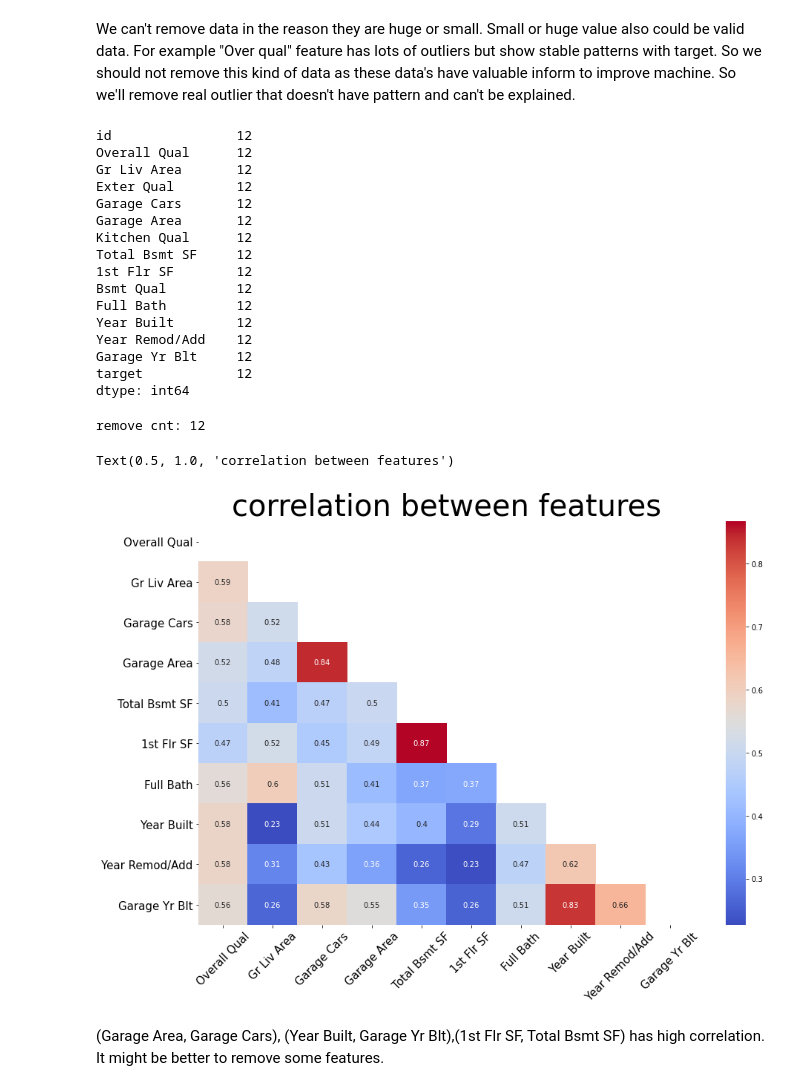
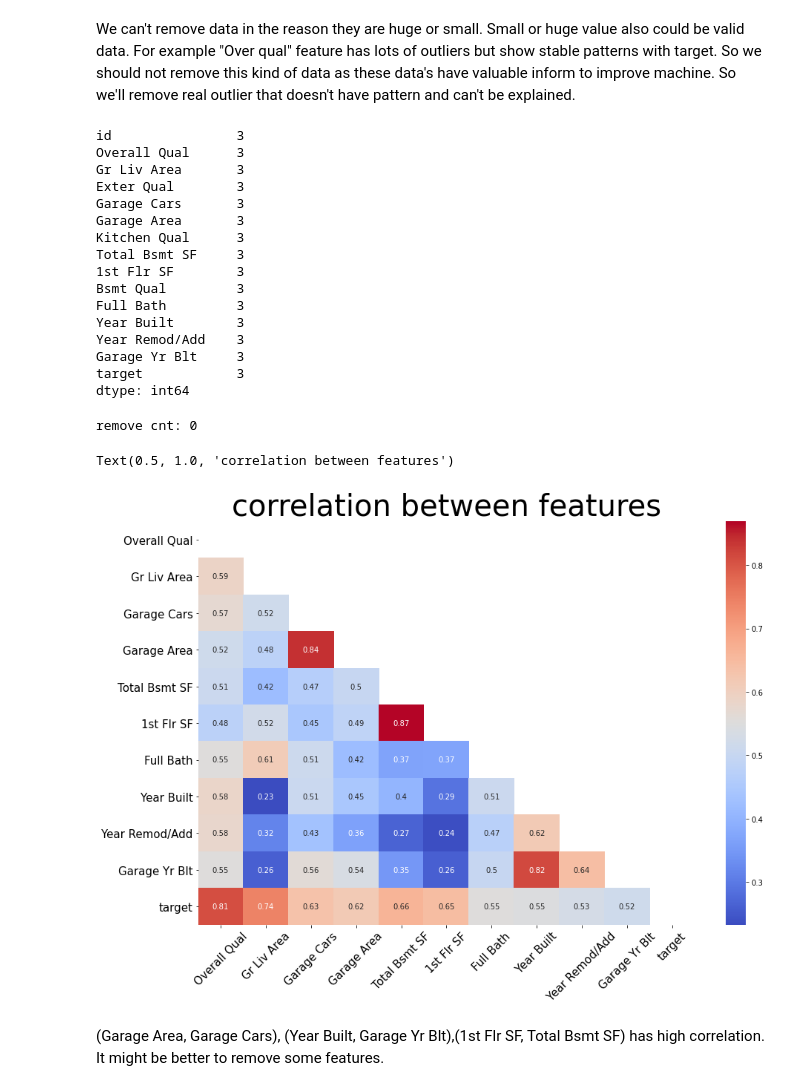
Before and after one commit to gdsc-ssu/AI-ML, a Jupyter notebook: week12/housePrice.ipynb, the cells around one changed output. Drawn from its saved outputs; the diff is of its cells as text; code cells hidden in the pictures.

```diff
--- a/week12/housePrice.ipynb
+++ b/week12/housePrice.ipynb
@@ -81,25 +81,25 @@ We can't remove data in the reason they are huge or small. Small or huge value a
 # %%
 #remove outlier
 #remove Garage Yr Blt, Full bath,1st Flr SF
-for i in ['Garage Yr Blt','Full Bath','1st Flr SF']:
+for i in ['Garage Yr Blt','Full Bath']:
     train.iloc[outlier_dict[i]] = None
 train.isna().sum()
 # %% [output]
-id                12
-Overall Qual      12
-Gr Liv Area       12
-Exter Qual        12
-Garage Cars       12
-Garage Area       12
-Kitchen Qual      12
-Total Bsmt SF     12
-1st Flr SF        12
-Bsmt Qual         12
-Full Bath         12
-Year Built        12
-Year Remod/Add    12
-Garage Yr Blt     12
-target            12
+id                3
+Overall Qual      3
+Gr Liv Area       3
+Exter Qual        3
+Garage Cars       3
+Garage Area       3
+Kitchen Qual      3
+Total Bsmt SF     3
+1st Flr SF        3
+Bsmt Qual         3
+Full Bath         3
+Year Built        3
+Year Remod/Add    3
+Garage Yr Blt     3
+target            3
 dtype: int64
 # %%
 #결측치가 삭제 된 것을 확인 할 수 있다.
@@ -107,19 +107,19 @@ before = len(train)
 train.dropna(inplace=True)
 print(f"remove cnt: {before - len(train)}")
 # %% [output]
-remove cnt: 12
+remove cnt: 0
 # %%
 plt.figure(figsize=(15,10))
-heat_table = train[features].corr()
+heat_table = train[numerical[1:]].corr()
 mask = np.zeros_like(heat_table)
 mask[np.triu_indices_from(mask)] = True
 heatmap_ax = sns.heatmap(heat_table, annot=True, mask = mask, cmap='coolwarm')
 heatmap_ax.set_xticklabels(heatmap_ax.get_xticklabels(), fontsize=15, rotation=45)
 heatmap_ax.set_yticklabels(heatmap_ax.get_yticklabels(), fontsize=15)
 plt.title('correlation between features', fontsize=40)
 # %% [output]
 Text(0.5, 1.0, 'correlation between features')
-[figure, old version]
+[figure, new version]
 # %% [markdown]
 (Garage Area, Garage Cars), (Year Built, Garage Yr Blt),(1st Flr SF, Total Bsmt SF) has high correlation. It might be better to remove some features.
 # %%
```
Also changed, not shown: parts of 13 cells of this notebook.
